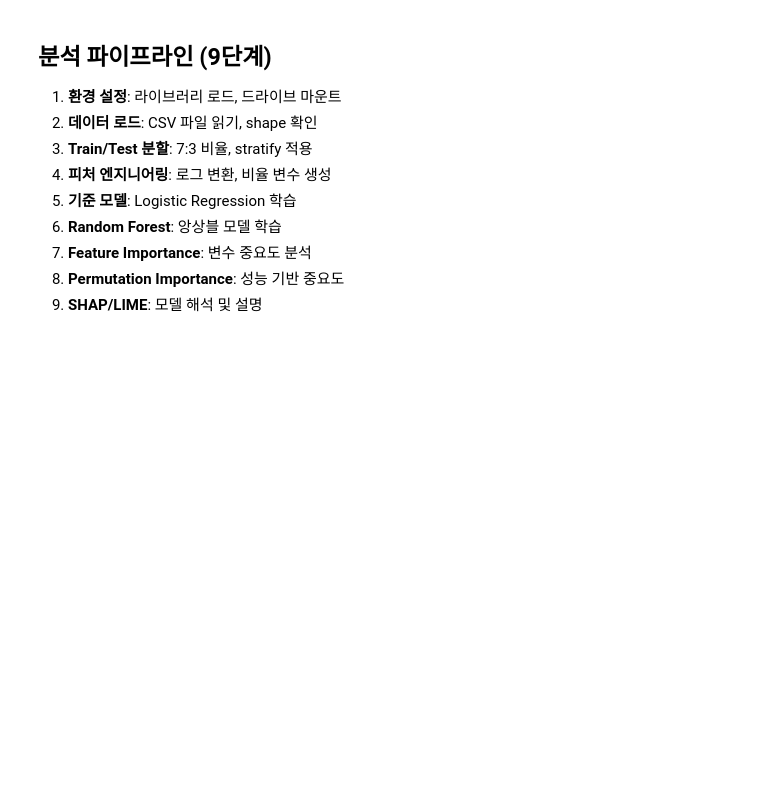
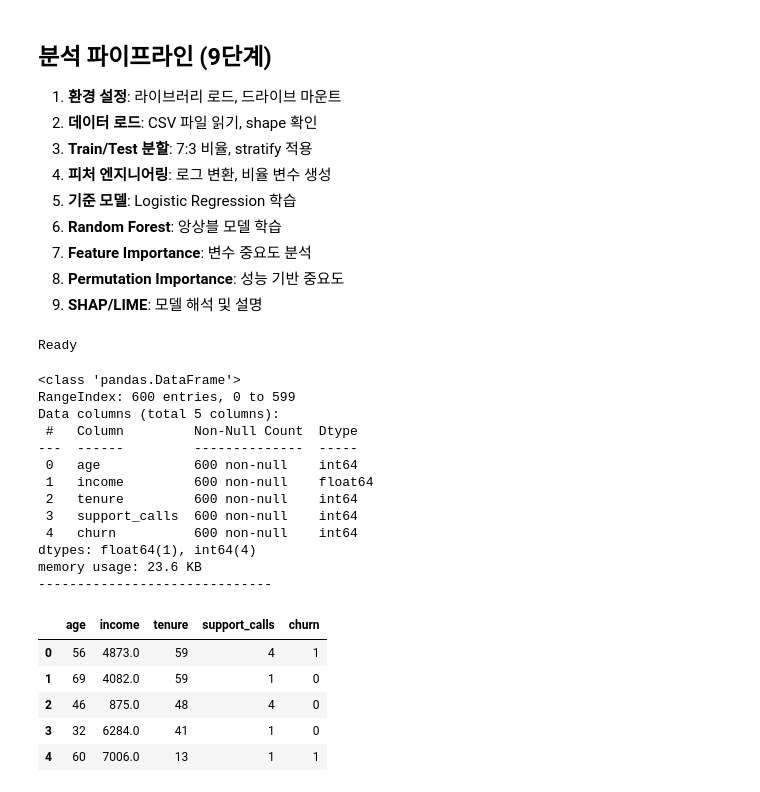
Before and after one commit to hyscodebase/Big-data-application-practice1, a Jupyter notebook: Week10/Week10[Alex].ipynb, the cells around one changed output. Drawn from its saved outputs; the diff is of its cells as text; code cells hidden in the pictures; blank space fills up the shorter version.

Commit message:
feat: add exploratory data analysis and train-test split logic to Week10 notebook with practice dataset

```diff
--- a/Week10/Week10[Alex].ipynb
+++ b/Week10/Week10[Alex].ipynb
@@ -157,3 +157,49 @@
 7. **Feature Importance**: 변수 중요도 분석
 8. **Permutation Importance**: 성능 기반 중요도
 9. **SHAP/LIME**: 모델 해석 및 설명
+# %%
+# 0) 라이브러리 로드
+import numpy as np
+import pandas as pd
+import matplotlib.pyplot as plt
+
+from sklearn.model_selection import train_test_split
+from sklearn.preprocessing import StandardScaler
+from sklearn.pipeline import Pipeline
+
+from sklearn.ensemble import RandomForestClassifier
+from sklearn.linear_model import LogisticRegression
+
+from sklearn.metrics import classification_report, f1_score
+from sklearn.inspection import permutation_importance
+
+pd.set_option('display.max_columns', 200)
+print('Ready')
+# %% [output]
+Ready
+# %%
+df = pd.read_csv('week9_hyperparameter_tuning_practice.csv')
+df.info()
+df.shape
+print('-'*30)
+df.head()
+# %% [output]
+<class 'pandas.DataFrame'>
+RangeIndex: 600 entries, 0 to 599
+Data columns (total 5 columns):
+ #   Column         Non-Null Count  Dtype
+---  ------         --------------  -----
+ 0   age            600 non-null    int64
+ 1   income         600 non-null    float64
+ 2   tenure         600 non-null    int64
+ 3   support_calls  600 non-null    int64
+ 4   churn          600 non-null    int64
+dtypes: float64(1), int64(4)
+memory usage: 23.6 KB
+------------------------------
+|  | age | income | tenure | support_calls | churn |
+| 0 | 56 | 4873.0 | 59 | 4 | 1 |
+| 1 | 69 | 4082.0 | 59 | 1 | 0 |
+| 2 | 46 | 875.0 | 48 | 4 | 0 |
+| 3 | 32 | 6284.0 | 41 | 1 | 0 |
+| 4 | 60 | 7006.0 | 13 | 1 | 1 |
```
Also changed, not shown: parts of 1 cell of this notebook, 1 other file.
